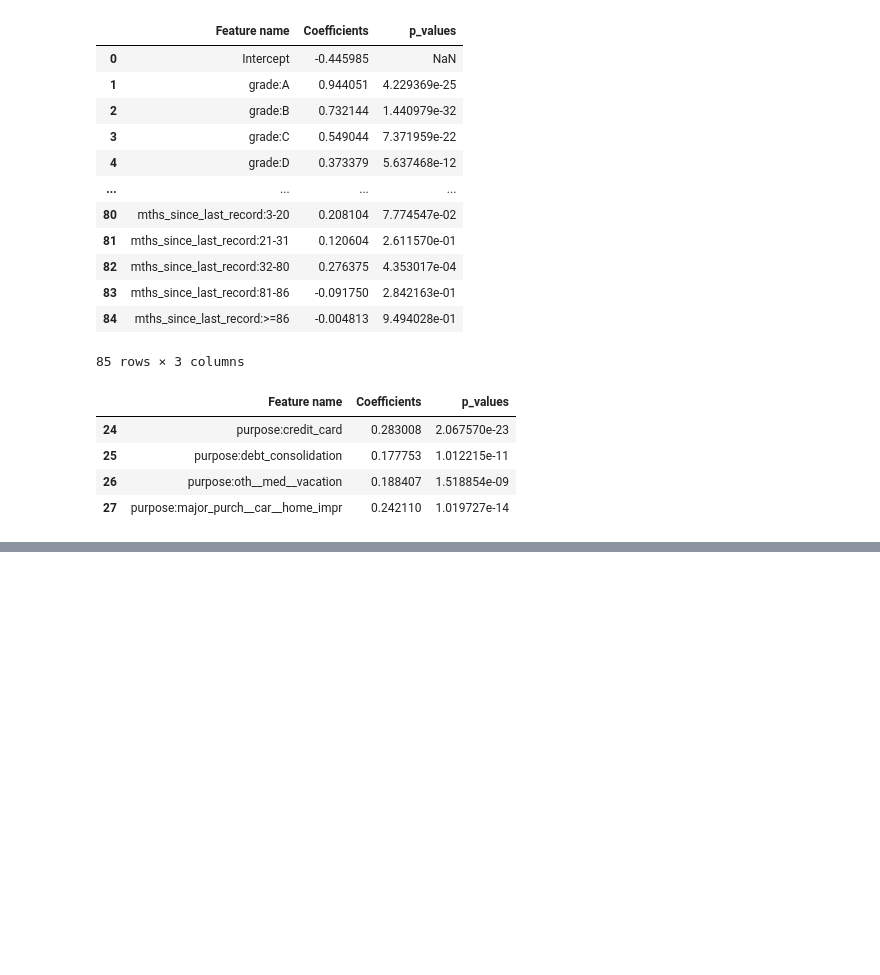
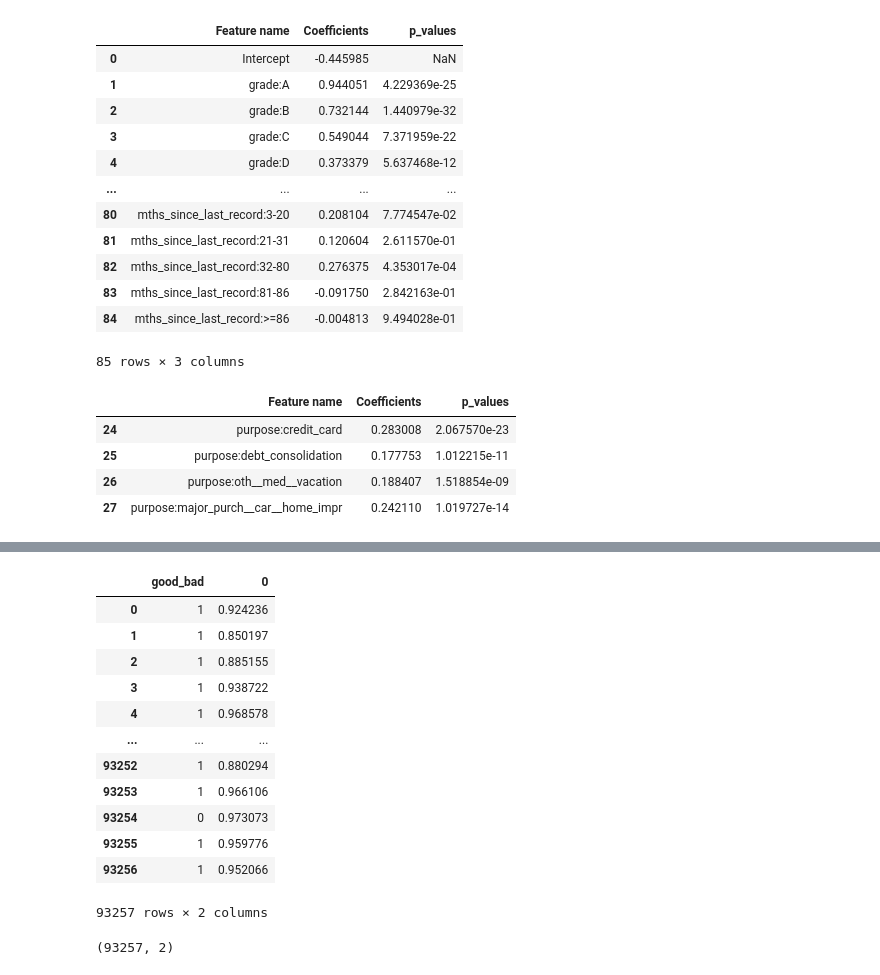
Before and after one commit to pbdanny/PythonProject, a Jupyter notebook: credit_risk_modeling/notebook/CreditRiskModeling_PDModel.ipynb, the cells around one changed output, grey strips where cells are left out. Drawn from its saved outputs; the diff is of its cells as text; code cells hidden in the pictures; blank space fills up the shorter version.

```diff
--- a/credit_risk_modeling/notebook/CreditRiskModeling_PDModel.ipynb
+++ b/credit_risk_modeling/notebook/CreditRiskModeling_PDModel.ipynb
@@ -530,0 +676,2 @@ pickle.dump(reg2, open('../data/pd_model.sav', 'wb'))
+# %%
+y_hat_test_proba = reg2.model.predict_proba(inputs_test)
@@ -530,0 +688,4 @@ pickle.dump(reg2, open('../data/pd_model.sav', 'wb'))
+# %%
+y_hat_test_proba = y_hat_test_proba[:][:,1]
+# %%
+loan_data_targets_test_temp = loan_data_targets_test.reset_index(drop=True)
@@ -530,0 +710,20 @@ pickle.dump(reg2, open('../data/pd_model.sav', 'wb'))
+# %%
+df_actual_predicted_proba
+# %% [output]
+|  | good_bad | 0 |
+| 0 | 1 | 0.924236 |
+| 1 | 1 | 0.850197 |
+| 2 | 1 | 0.885155 |
+| 3 | 1 | 0.938722 |
+| 4 | 1 | 0.968578 |
+| ... | ... | ... |
+| 93252 | 1 | 0.880294 |
+| 93253 | 1 | 0.966106 |
+| 93254 | 0 | 0.973073 |
+| 93255 | 1 | 0.959776 |
+| 93256 | 1 | 0.952066 |
+93257 rows × 2 columns
+# %%
+df_actual_predicted_proba.shape
+# %% [output]
+(93257, 2)
```
Also changed, not shown: parts of 25 cells of this notebook.
